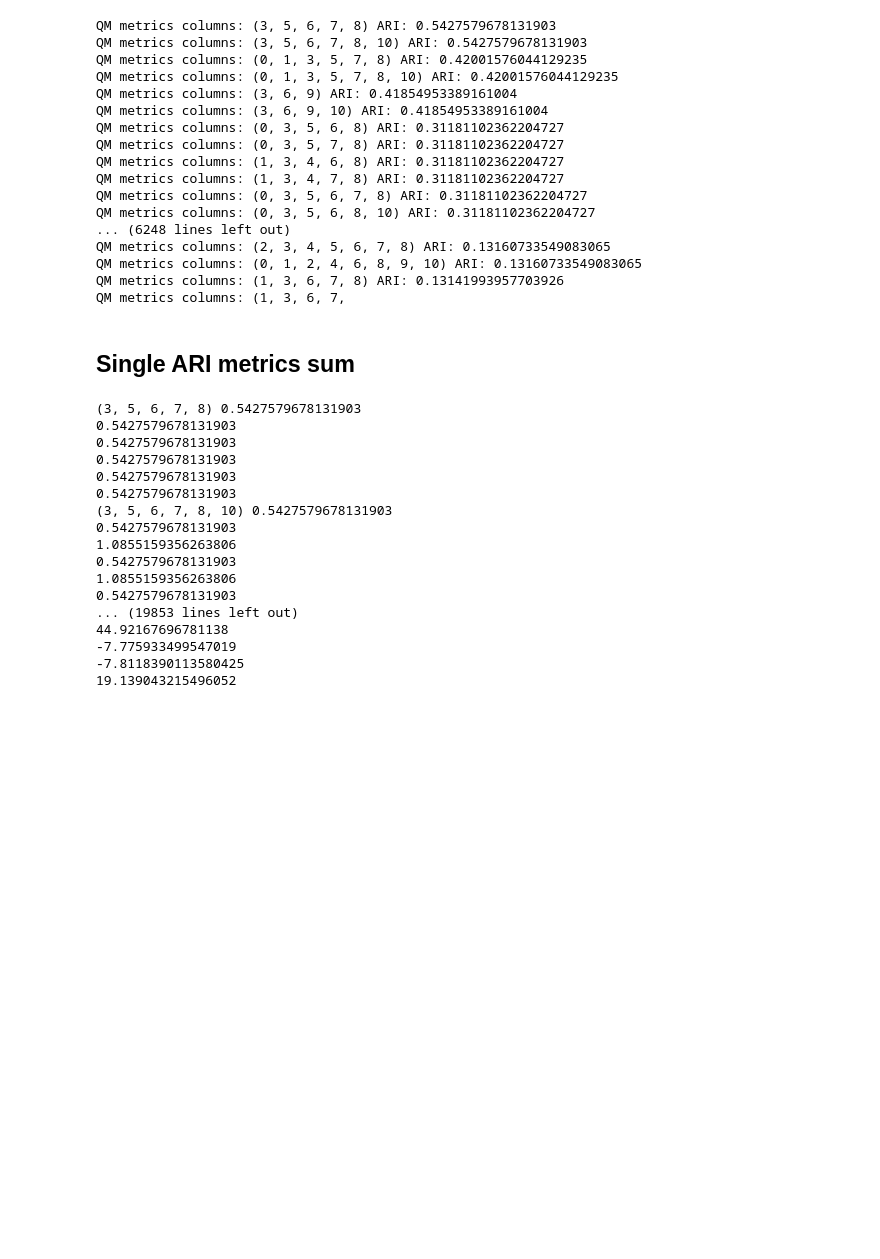
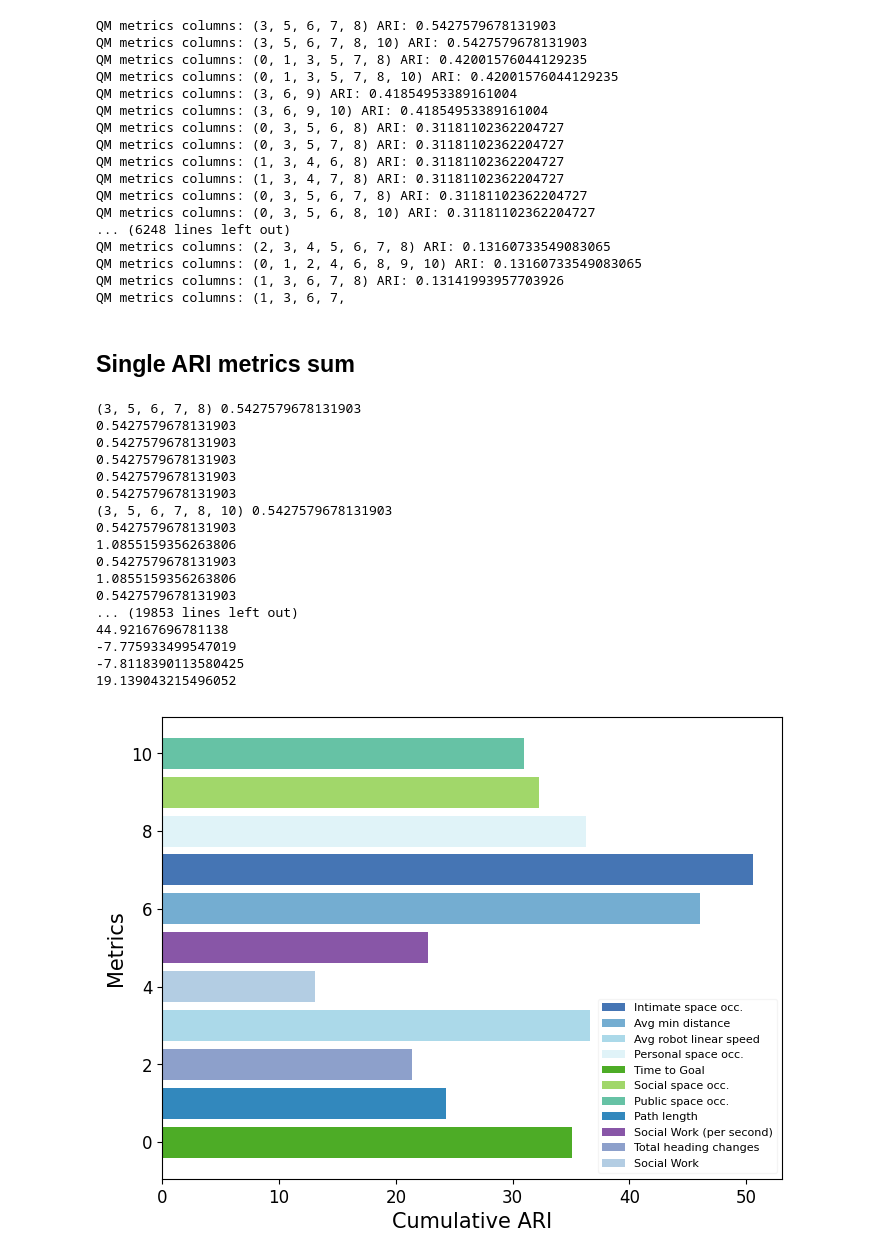
Before and after one commit to PIC4SeR/Social-Nav-Metrics-Matching, a Jupyter notebook: social_metrics_match/G1_2_cluster_social_metrics.ipynb, the cells around one changed output. Drawn from its saved outputs; the diff is of its cells as text; code cells hidden in the pictures; blank space fills up the shorter version.

```diff
--- a/social_metrics_match/G1_2_cluster_social_metrics.ipynb
+++ b/social_metrics_match/G1_2_cluster_social_metrics.ipynb
@@ -291,3 +250,66 @@ print("Combined cumulative ARI survey sorted:", combined_cumulative_sorted)
 -7.775933499547019
 -7.8118390113580425
 19.139043215496052
+# %%
+import ast
+import seaborn as sns
+import matplotlib.pyplot as plt
+from matplotlib.colors import ListedColormap
+from matplotlib.colors import LinearSegmentedColormap
+import matplotlib.colors as mcolors
+# Plot histogram for cumulative_ari_survey_sorted_3
+# (Assuming cumulative_ari_survey_sorted_3 has been defined in previous cells)
+names =["Time to Goal",
+         "Path length",
+         "Total heading changes",
+         "Avg robot linear speed",
+         "Social Work",
+         "Social Work (per second)",
+         "Avg min distance",
+         "Intimate space occ.",
+         "Personal space occ.",
+         "Social space occ.",
+         "Public space occ.",
+         "Unobtrusiveness",
+         "Friendliness",
+         "Smoothness",
+         "Avoidance Foresight"]
+metrics = list(cumulative_ari_survey_sorted_3.keys())
+ari_values = list(cumulative_ari_survey_sorted_3.values())
+cold_colors = mcolors.ListedColormap([
+    "#4575b4",  # Deep blue
+    "#74add1",  # Light blue
+    "#abd9e9",  # Pastel blue
+    "#e0f3f8",  # Very light blue
+    "#4dac26",  # Dark green
+    "#a1d76a",  # Bright green
+    "#66c2a5",  # Mint green
+    "#3288bd",  # Medium blue
+    "#8856a7",  # Muted purple
+    "#8da0cb",  # Light lavender-blue
+    "#b3cde3"   # Pale blue
+])
+# Generate ten colors using the "viridis" colormap
+#cold_colors = plt.get_cmap('viridis', 10)
+colors = [cold_colors(i) for i in range(len(metrics))]
+
+plt.figure(figsize=(8, 6))
+bars = []
+bars = plt.barh(metrics, ari_values, color=colors, alpha=1)
+#for i, (m, val) in enumerate(zip(metrics, ari_values)):
+#    alpha_val = 1.0 if i < 5 else 0.5
+#    bar = plt.barh(m, val, color=colors[i], alpha=alpha_val)
+#    bars.append(bar[0])
+plt.ylabel("Metrics", fontsize=15)
+plt.xticks(fontsize=12)
+plt.yticks(fontsize=12)
+plt.xlabel("Cumulative ARI", fontsize=15)
+#plt.title("Histogram of Cumulative ARI for three clusters", fontsize =18)
+# Use the metric names for the legend labels
+legend_labels = [f"{names[m]}" for m in metrics]
+plt.legend(bars, legend_labels, loc='lower right', fontsize=8, framealpha=0.2)
+#plt.gca().xaxis.set_major_locator(ticker.MaxNLocator(20))
+#plt.gca().yaxis.set_major_locator(ticker.MaxNLocator(10))
+plt.show()
+# %% [output]
+[figure, added]
```
Also changed, not shown: parts of 3 cells of this notebook, 7 other files.
